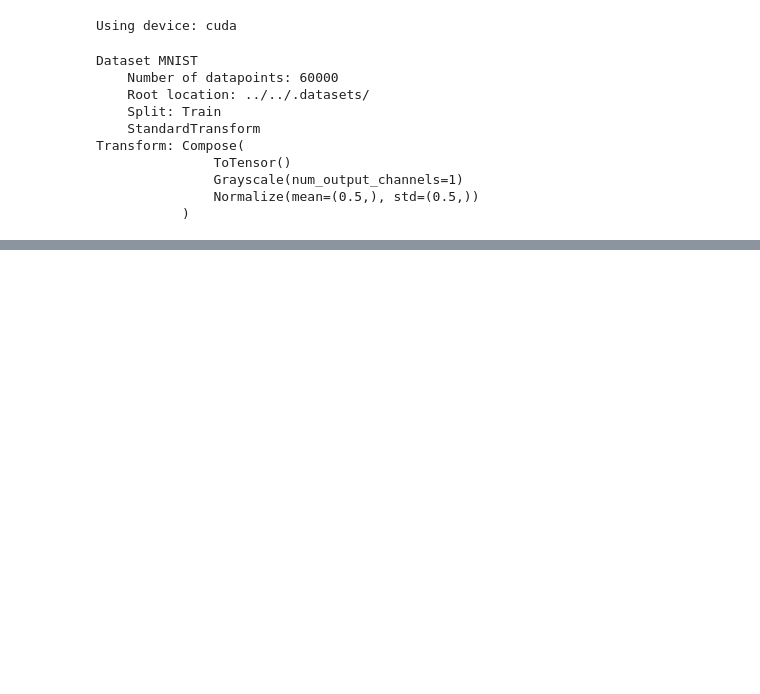
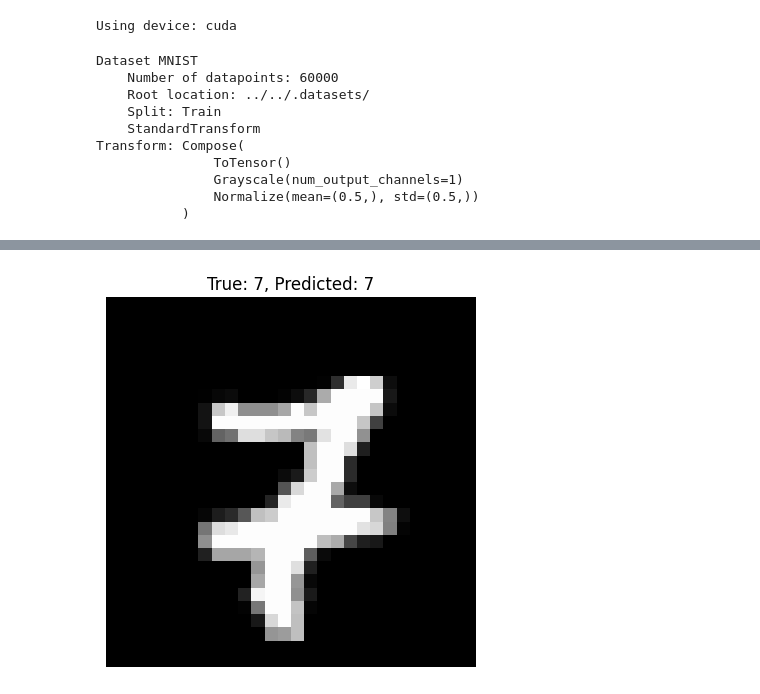
Before and after one commit to yasirfaizahmed/ML_Notebooks, a Jupyter notebook: pytorch_DLNN/CNN/CNN.ipynb, the cells around one changed output, grey strips where cells are left out. Drawn from its saved outputs; the diff is of its cells as text; code cells hidden in the pictures; blank space fills up the shorter version.

```diff
--- a/pytorch_DLNN/CNN/CNN.ipynb
+++ b/pytorch_DLNN/CNN/CNN.ipynb
@@ -135,0 +151,24 @@ plt.show()
+# %%
+# Pick a sample from validation data
+image, label = val_data[810]
+
+# Add batch dimension for model
+input_image = image.unsqueeze(0).to(device)
+
+# Run inference
+model.eval()
+with torch.no_grad():
+    outputs = model(input_image)
+    predicted_class = outputs.argmax(dim=1).item()
+
+# Convert tensor to numpy for matplotlib
+# Undo normalization to view original image
+img_to_show = image.squeeze(0).cpu()  # remove channel dim
+img_to_show = img_to_show * 0.5 + 0.5  # unnormalize (because you normalized with mean=0.5, std=0.5)
+
+plt.imshow(img_to_show, cmap='gray')
+plt.title(f"True: {label}, Predicted: {predicted_class}")
+plt.axis('off')
+plt.show()
+# %% [output]
+[figure, added]
```
Also changed, not shown: parts of 5 cells of this notebook, 4 other files.
